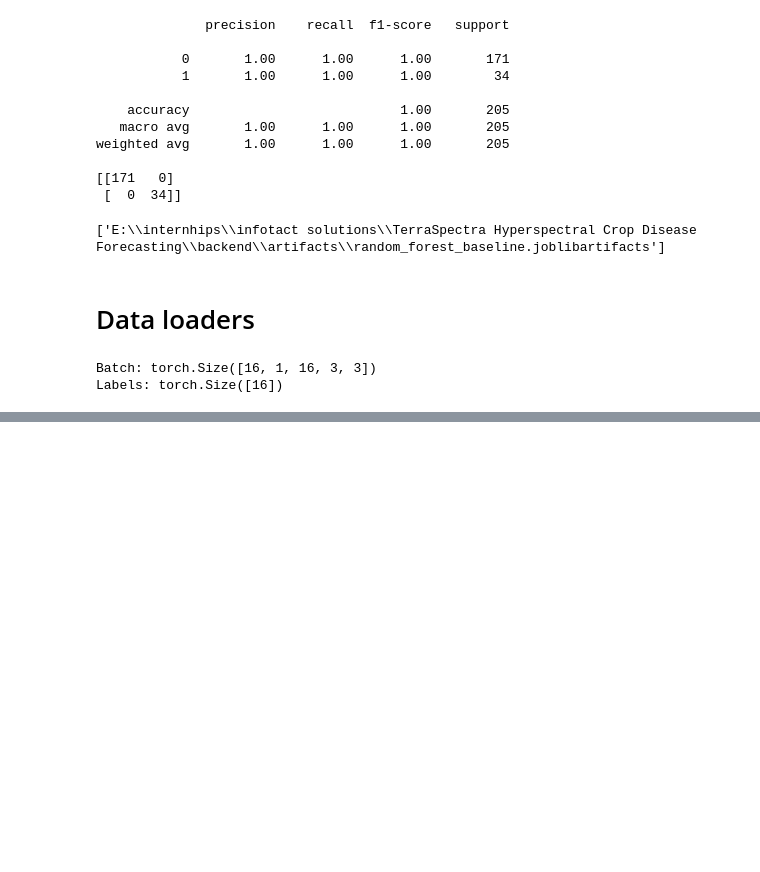
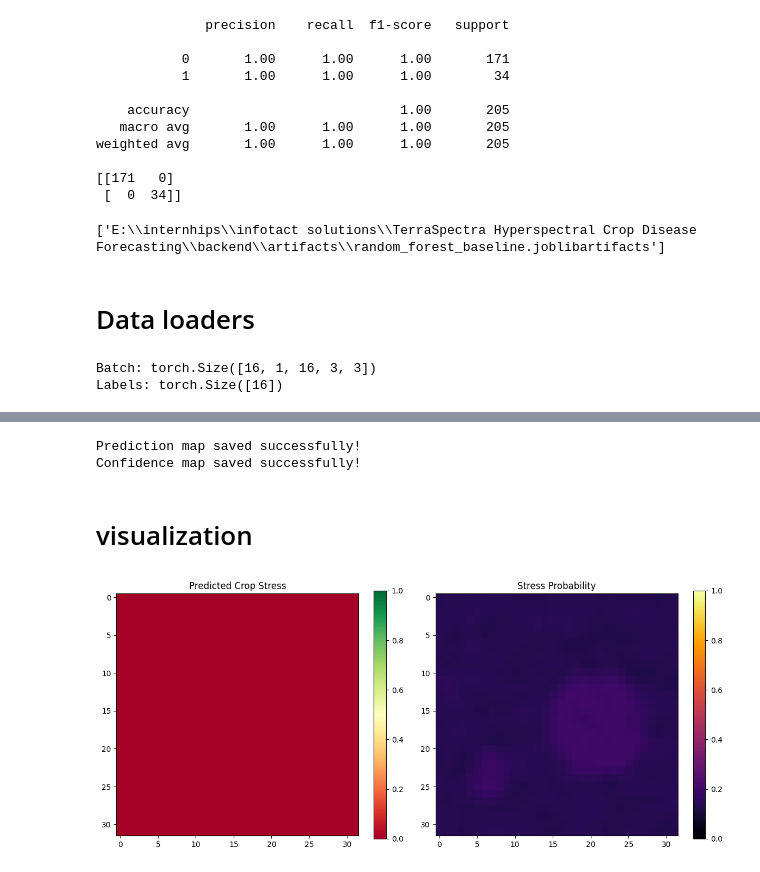
Before and after one commit to ultriti/TerraSpectra-Hyperspectral-Crop-Disease-Forecasting, a Jupyter notebook: notebook/dataset_exploration.ipynb, the cells around one changed output, grey strips where cells are left out. Saved outputs shown, nothing was run; the diff lists cells and outputs as text; code cells hidden in the pictures; blank space fills up the shorter version.

```diff
--- a/notebook/dataset_exploration.ipynb
+++ b/notebook/dataset_exploration.ipynb
@@ -259,0 +308,15 @@ Labels: torch.Size([16])
+# %%
+device = torch.device(
+    "cuda" if torch.cuda.is_available() else "cpu"
+)
+
+model = HyperspectralCNN().to(device)
+
+criterion = nn.CrossEntropyLoss()
+
+optimizer = torch.optim.Adam(
+    model.parameters(),
+    lr=0.001
+)
+
+print("Device:", device)
@@ -259,0 +528,60 @@ Labels: torch.Size([16])
+# %%
+
+import os
+import numpy as np
+
+output_dir = r"E:\internhips\infotact solutions\TerraSpectra Hyperspectral Crop Disease Forecasting\backend\data\output"
+
+os.makedirs(output_dir, exist_ok=True)
+
+np.save(
+    os.path.join(output_dir, "prediction_map.npy"),
+    prediction_map
+)
+
+np.save(
+    os.path.join(output_dir, "confidence_map.npy"),
+    confidence_map
+)
+
+print("Prediction map saved successfully!")
+print("Confidence map saved successfully!")
+# %% [output]
+Prediction map saved successfully!
+Confidence map saved successfully!
+# %% [markdown]
+# visualization
+# %%
+
+import matplotlib.pyplot as plt
+
+plt.figure(figsize=(12, 5))
+
+plt.subplot(1, 2, 1)
+
+plt.imshow(
+    prediction_map,
+    cmap="RdYlGn",
+    vmin=0,
+    vmax=1
+)
+
+plt.title("Predicted Crop Stress")
+plt.colorbar()
+
+plt.subplot(1, 2, 2)
+
+plt.imshow(
+    confidence_map,
+    cmap="inferno",
+    vmin=0,
+    vmax=1
+)
+
+plt.title("Stress Probability")
+plt.colorbar()
+
+plt.tight_layout()
+plt.show()
+# %% [output]
+[figure, added]
```
Also changed, not shown: parts of 8 cells of this notebook, 2 other files.
